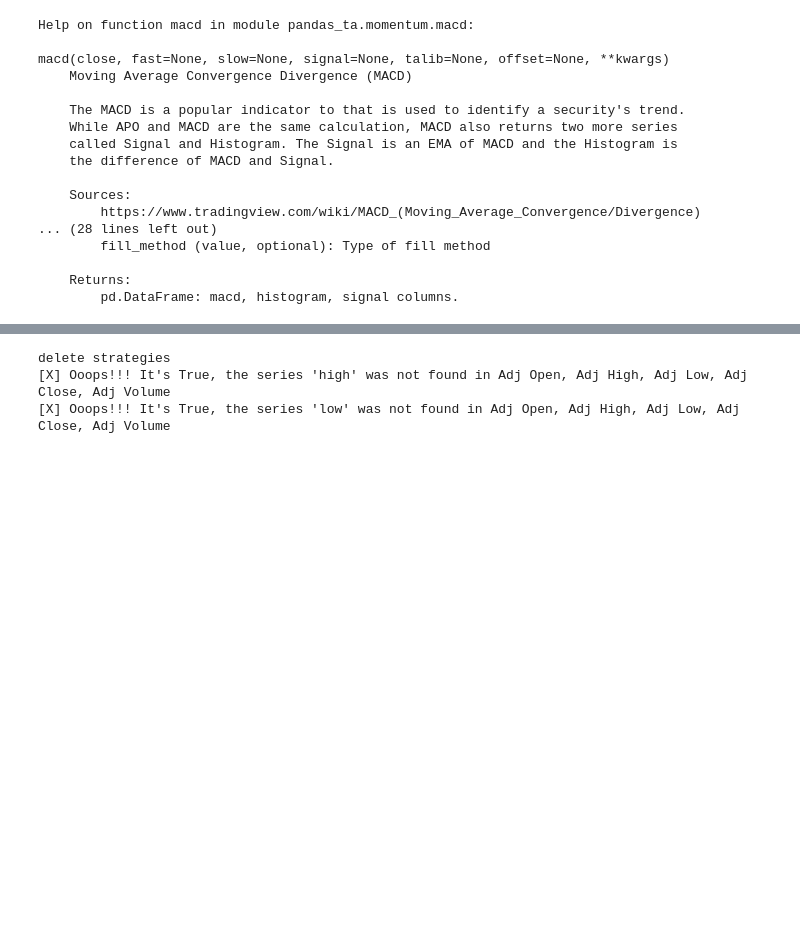
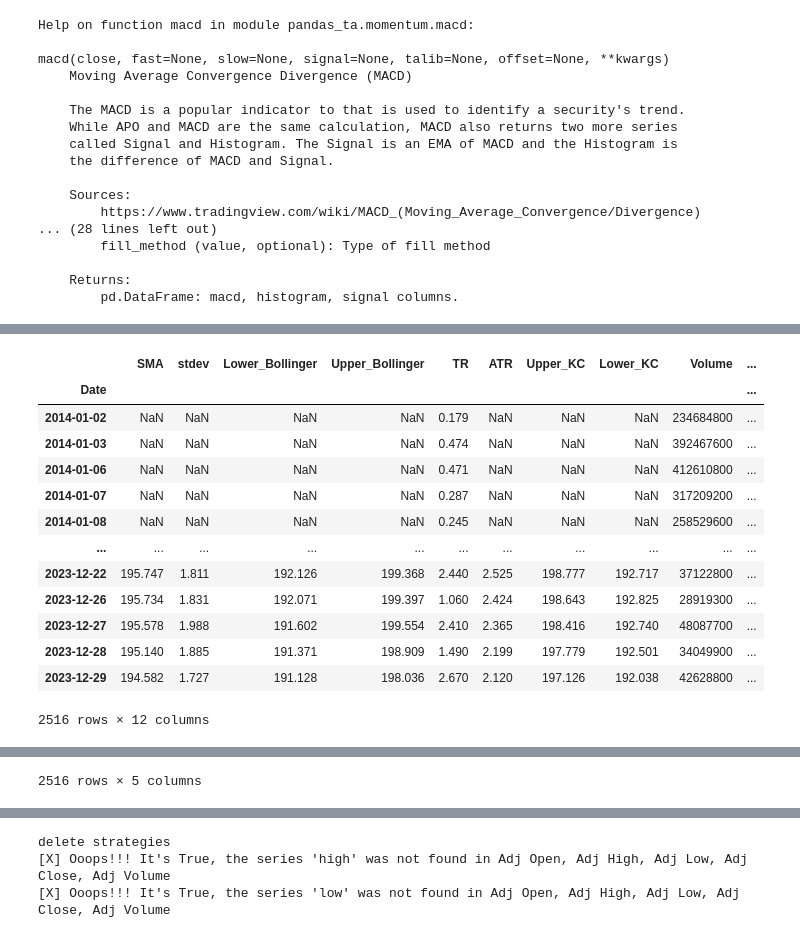
Before and after one commit to cloudaipro/AI4StockMarket, a Jupyter notebook: StockPricePrediction/DataPreparation.ipynb, the cells around one changed output, grey strips where cells are left out. Cells and saved outputs as stored; diff of their text form; code cells hidden in the pictures; blank space fills up the shorter version.

```diff
--- a/StockPricePrediction/DataPreparation.ipynb
+++ b/StockPricePrediction/DataPreparation.ipynb
@@ -231,4 +498,11 @@ Name: ADOSC_3_10, Length: 2516, dtype: float64
 # %%
+if "strategies" in sys.modules:
+    print("delete strategies")
+    del sys.modules["strategies"]
+from StockPricePrediction.strategies import (
+    consolidation_strategy,
+)
+
 from indicators import (
     find_swings,
     ema,
@@ -242,11 +516,35 @@ if "autoplot" in sys.modules:
     del sys.modules["autoplot"]
 from autoplot import AutoPlot
 
+consolidation = consolidation_strategy.detectx(
+    df,
+    high="High",
+    low="Low",
+    close="Close",
+    volume="Volume",
+    length=10,
+    std=2.0,
+    scalar=1.2,
+    prefix="",
+    suffix="",
+)
+display(consolidation)
+
+bb = pd.DataFrame(index=df.index)
+bb[["lower", "mid", "upper", "bandwith", "percent"]] = df.ta.bbands(length=10)
+display(bb)
+
+kc = pd.DataFrame(index=df.index)
+kc[["lower", "mid", "upper"]] = df.ta.kc(mamode="sma", scalar=1.2, length=10, tr=True)
+
 adosc = df.ta.adosc()
 # adosc_divergence = autodetect_divergence(df, adosc)
 # Price swings
 price_swings = find_swings(df)
 price_swings_classified = classify_swings(price_swings)
+
+# with show_more_rows():
+#     display(price_swings_classified.tail(120))
 
 # Indicator swings
 indicator_swings = find_swings(adosc)
@@ -254,8 +552,10 @@ indicator_classified = classify_swings(indicator_swings)
 
 # Detect divergence
 adosc_divergence = detect_divergence(
-    price_swings_classified, indicator_classified, tol=2, method=0
+    price_swings_classified, indicator_classified, tol=10, method=0
 )
+# with show_more_rows():
+#     display(adosc_divergence.tail(120))
 
 # with show_more_rows():
 #     display(price_swings.head(100))
@@ -271,6 +571,21 @@ ema2 = pd.Series(ema(hl2, 2), index=df.index)
 
 # # Construct indicators dictionary
 indicators = {
+    "Bollinger Bands": {
+        "type": "bands",
+        "lower": bb.lower,
+        "upper": bb.upper,
+        "mid": bb.mid,
+        "mid_name": "Bollinger Mid Line",
+    },
+    "KC": {
+        "type": "bands",
+        "lower": kc.lower,
+        "upper": kc.upper,
+        "mid": kc.mid,
+        "mid_name": "KC Mid Line",
+        "fill_color": "#FF5733",
+    },
     "ADOSC (14)": {"type": "below", "data": adosc},
     "Bullish divergence": {"type": "below", "data": adosc_divergence["regularBull"]},
     # "MACD (12/26/9)": {
@@ -279,7 +594,7 @@ indicators = {
     #     "signal": MACD_df.MACDs_12_26_9,
     #     # "crossvals": MACD_CO_vals,
     # },
-    "EMA (2)": {"type": "MA", "data": ema2},
+    # "EMA (2)": {"type": "MA", "data": ema2},
     # "EMA (50)": {"type": "MA", "data": ema50},
     # "EMA (200)": {"type": "MA", "data": ema200},
     "Swing Detection": {"type": "Swings", "data": price_swings},
@@ -318,7 +633,7 @@ ap.plot(indicators=indicators)  # , instrument=instrument)
 #     # "EMA (200)": {"type": "MA", "data": ema200},
 #     # "Swing Detection": {"type": "Swings", "data": swings_data},
 #     # "MACD Crossovers": {"type": "below", "data": MACD_CO},
-#     "Bullish divergence": {"type": "below", "data": rsi_divergence["regularBull"]},
+# "Bullish divergence": {"type": "below", "data": rsi_divergence["regularBull"]},
 # }
 
 # # Instantiate AutoPlot and plot
@@ -328,0 +658,14 @@ delete autoplot module
+|  | SMA | stdev | Lower_Bollinger | Upper_Bollinger | TR | ATR | Upper_KC | Lower_KC | Volume | ... |
+| Date |  |  |  |  |  |  |  |  |  | ... |
+| 2014-01-02 | NaN | NaN | NaN | NaN | 0.179 | NaN | NaN | NaN | 234684800 | ... |
+| 2014-01-03 | NaN | NaN | NaN | NaN | 0.474 | NaN | NaN | NaN | 392467600 | ... |
+| 2014-01-06 | NaN | NaN | NaN | NaN | 0.471 | NaN | NaN | NaN | 412610800 | ... |
+| 2014-01-07 | NaN | NaN | NaN | NaN | 0.287 | NaN | NaN | NaN | 317209200 | ... |
+| 2014-01-08 | NaN | NaN | NaN | NaN | 0.245 | NaN | NaN | NaN | 258529600 | ... |
+| ... | ... | ... | ... | ... | ... | ... | ... | ... | ... | ... |
+| 2023-12-22 | 195.747 | 1.811 | 192.126 | 199.368 | 2.440 | 2.525 | 198.777 | 192.717 | 37122800 | ... |
+| 2023-12-26 | 195.734 | 1.831 | 192.071 | 199.397 | 1.060 | 2.424 | 198.643 | 192.825 | 28919300 | ... |
+| 2023-12-27 | 195.578 | 1.988 | 191.602 | 199.554 | 2.410 | 2.365 | 198.416 | 192.740 | 48087700 | ... |
+| 2023-12-28 | 195.140 | 1.885 | 191.371 | 198.909 | 1.490 | 2.199 | 197.779 | 192.501 | 34049900 | ... |
+| 2023-12-29 | 194.582 | 1.727 | 191.128 | 198.036 | 2.670 | 2.120 | 197.126 | 192.038 | 42628800 | ... |
+2516 rows × 12 columns
@@ -329,3 +685,4 @@ delete autoplot module
+2516 rows × 5 columns
 [interactive output not drawn]
 [interactive output not drawn]
 [interactive output not drawn]
```
Also changed, not shown: parts of 5 cells of this notebook, 3 other files.
